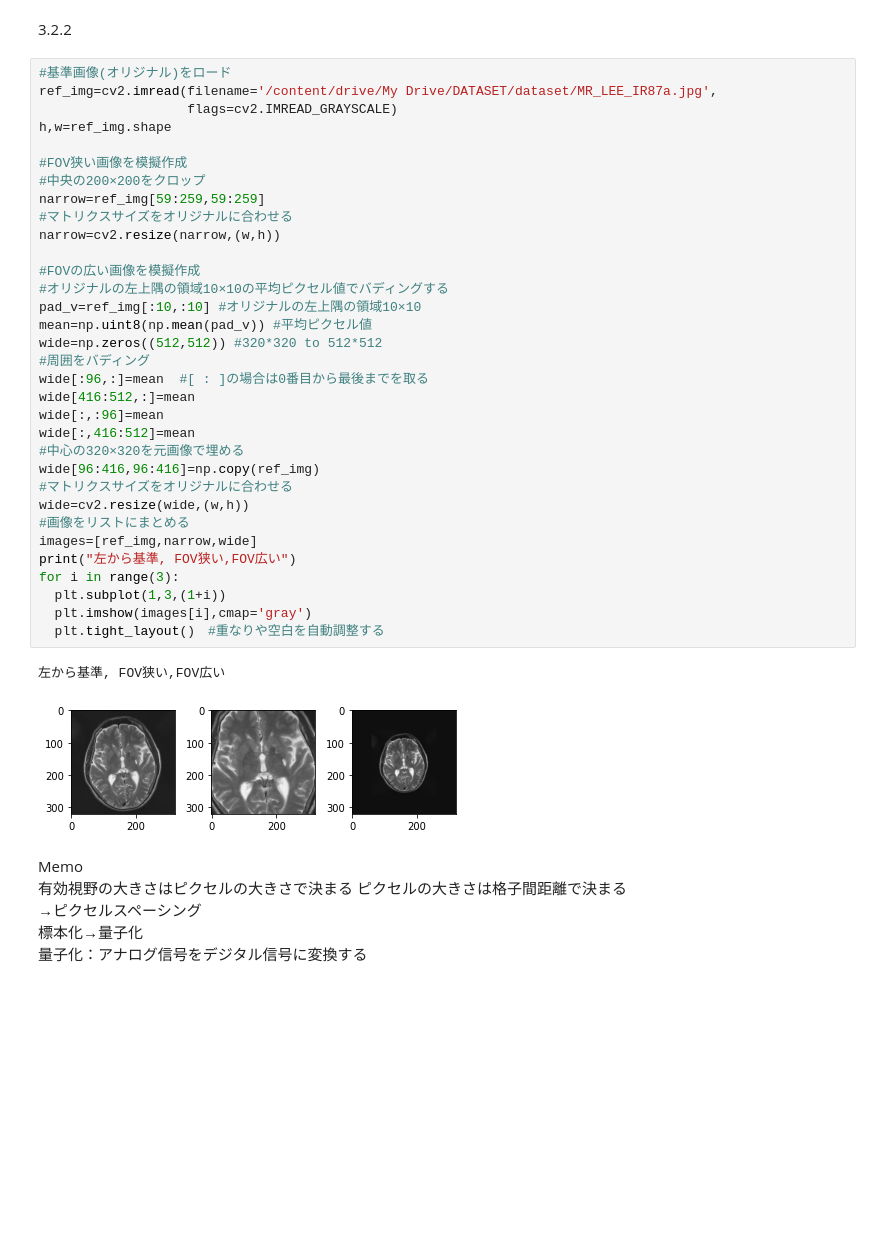
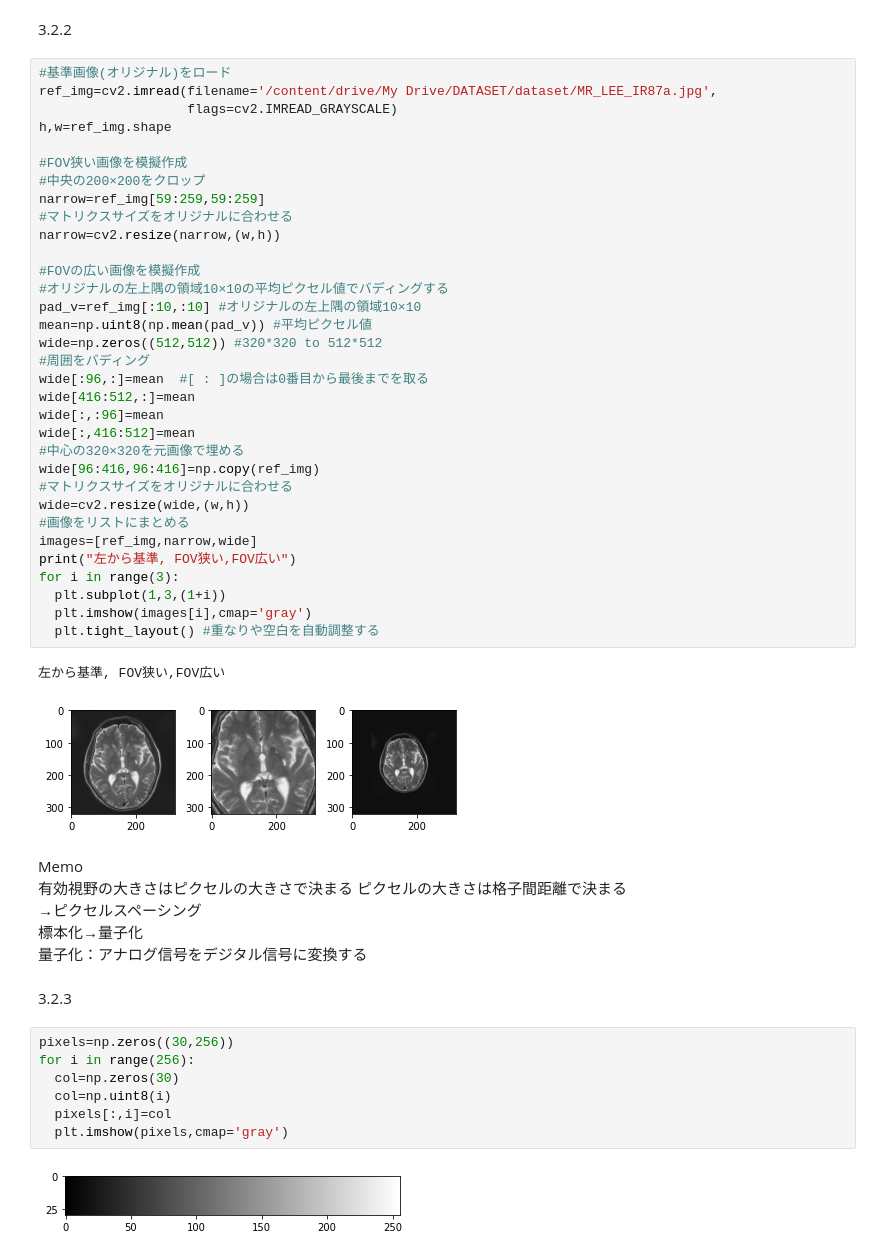
Before and after one commit to KuriharaYoshiki/python_medical_images, a Jupyter notebook: popipa.ipynb, the cells around one changed output. Saved outputs shown, nothing was run; the diff lists cells and outputs as text; blank space fills up the shorter version.

```diff
--- a/popipa.ipynb
+++ b/popipa.ipynb
@@ -109,7 +109,7 @@ print("左から基準, FOV狭い,FOV広い")
 for i in range(3):
   plt.subplot(1,3,(1+i))
   plt.imshow(images[i],cmap='gray')
-  plt.tight_layout()　#重なりや空白を自動調整する
+  plt.tight_layout() #重なりや空白を自動調整する
 # %% [output]
 左から基準, FOV狭い,FOV広い
 [figure]
@@ -120,3 +120,14 @@ Memo
 →ピクセルスペーシング
 標本化→量子化
 量子化：アナログ信号をデジタル信号に変換する
+# %% [markdown]
+3.2.3
+# %%
+pixels=np.zeros((30,256))
+for i in range(256):
+  col=np.zeros(30)
+  col=np.uint8(i)
+  pixels[:,i]=col
+  plt.imshow(pixels,cmap='gray')
+# %% [output]
+[figure, added]
```
Also changed, not shown: parts of 9 cells of this notebook.
